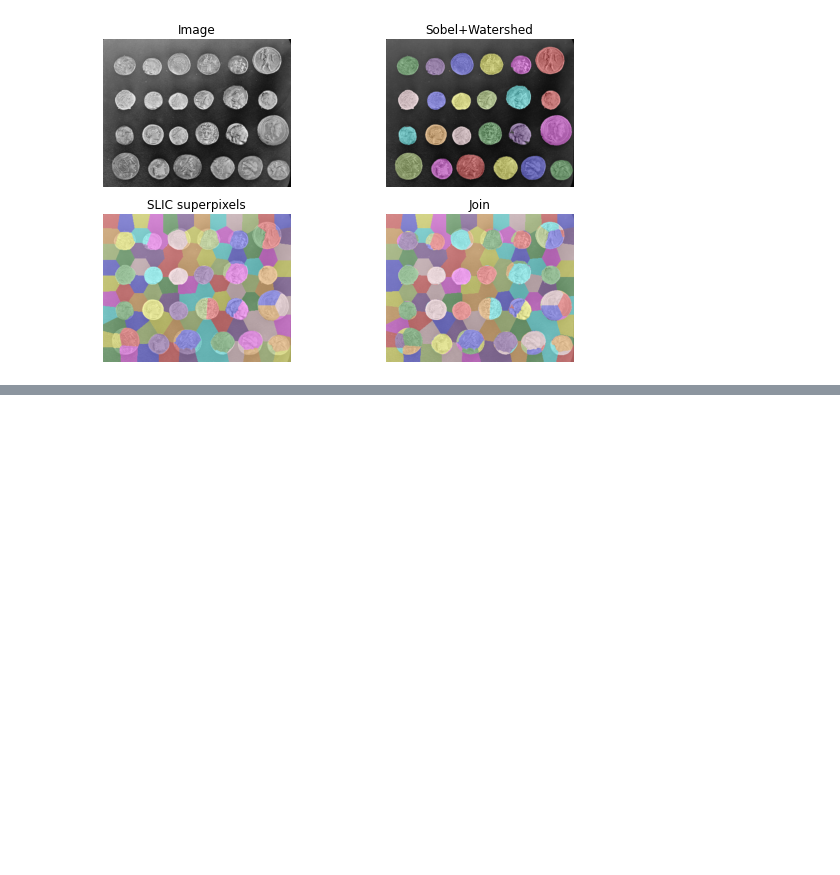
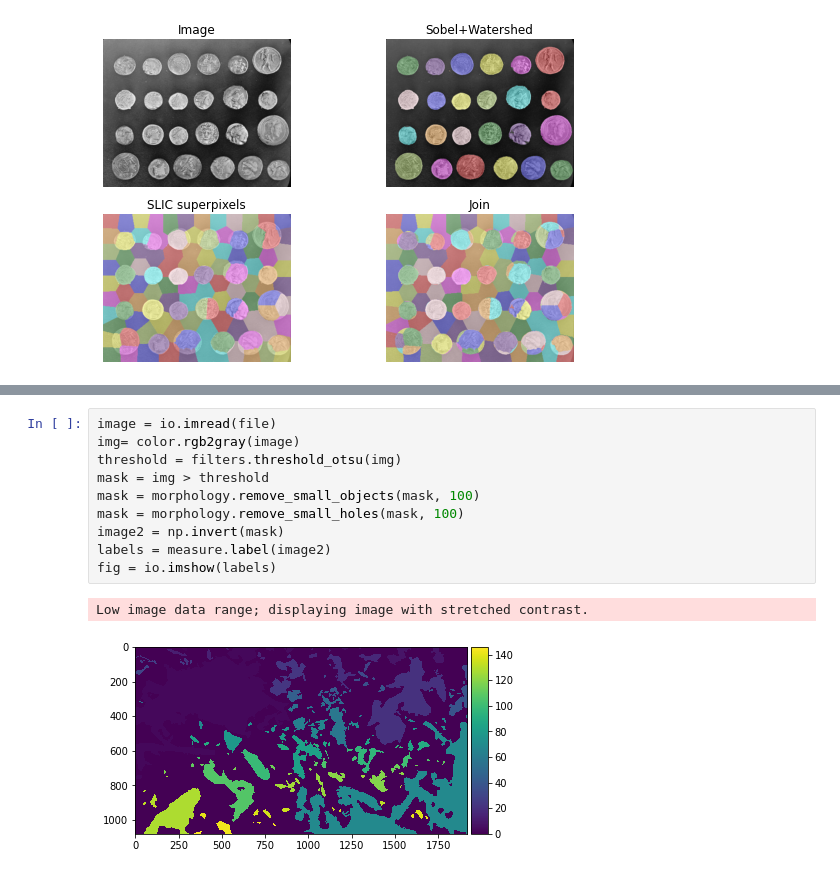
Before and after one commit to guilhermeilum/app_medir_tamanho_particula, a Jupyter notebook: app_teste.ipynb, the cells around one changed output, grey strips where cells are left out. Saved outputs shown, nothing was run; the diff lists cells and outputs as text; blank space fills up the shorter version.

```diff
--- a/app_teste.ipynb
+++ b/app_teste.ipynb
@@ -73,0 +169,13 @@ io.show()
+# %%
+image = io.imread(file)
+img= color.rgb2gray(image)
+threshold = filters.threshold_otsu(img)
+mask = img > threshold
+mask = morphology.remove_small_objects(mask, 100)
+mask = morphology.remove_small_holes(mask, 100)
+image2 = np.invert(mask)
+labels = measure.label(image2)
+fig = io.imshow(labels)
+# %% [output]
+Low image data range; displaying image with stretched contrast.
+[figure, added]
```
Also changed, not shown: parts of 5 cells of this notebook.
